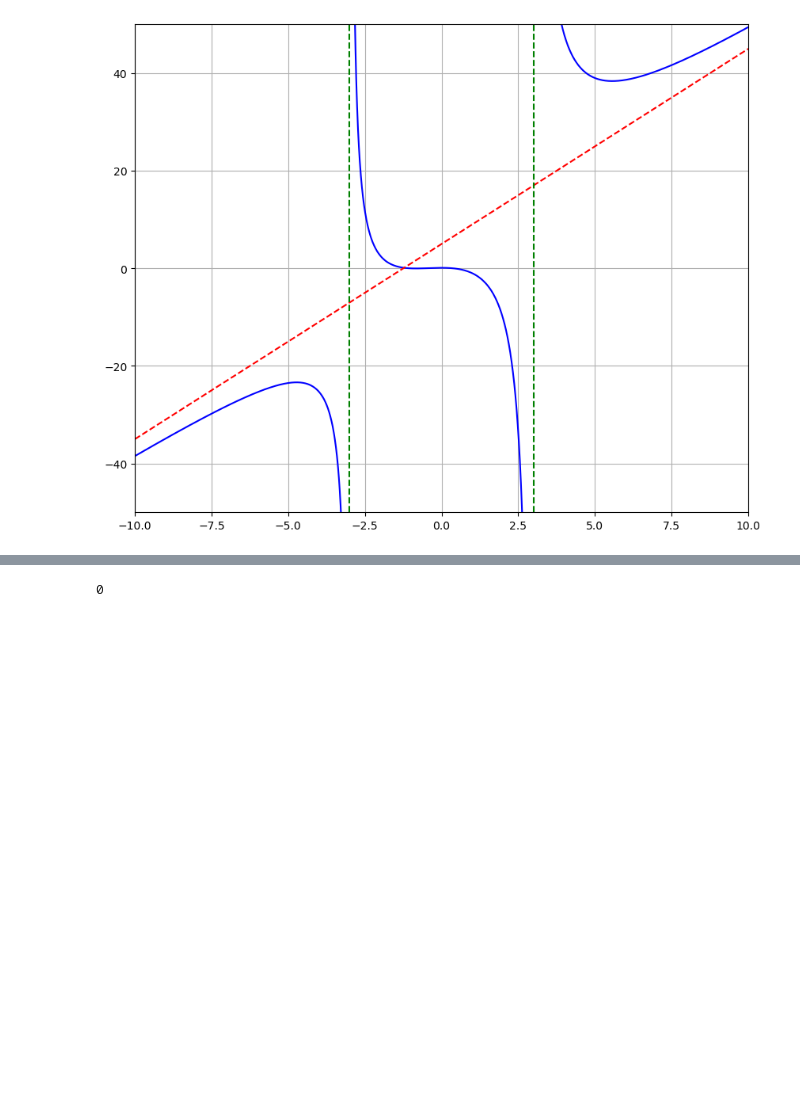
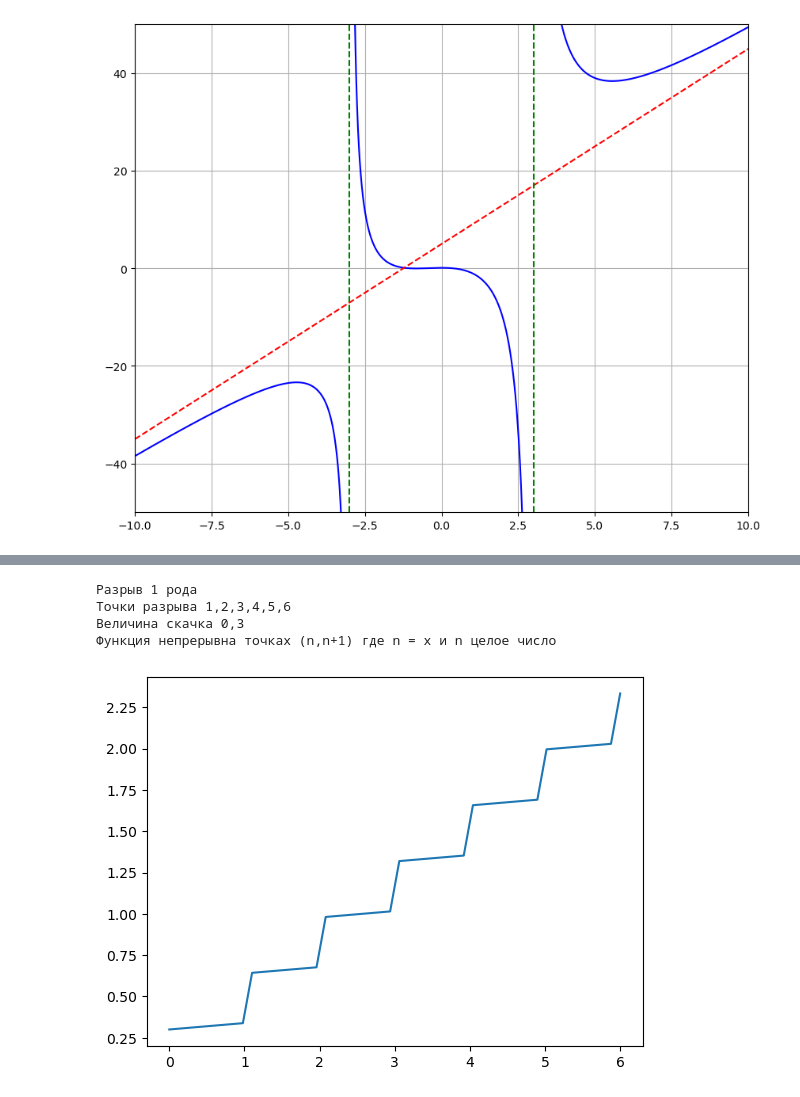
Before and after one commit to Jafar-cpu/git_test, a Jupyter notebook: Labs/lab7.ipynb, the cells around one changed output, grey strips where cells are left out. Saved outputs shown, nothing was run; the diff lists cells and outputs as text; code cells hidden in the pictures; blank space fills up the shorter version.

```diff
--- a/Labs/lab7.ipynb
+++ b/Labs/lab7.ipynb
@@ -151,4 +136,15 @@ show()
 [figure]
 # %%
+from matplotlib.pyplot import*
+from numpy import*
+x = linspace(0,6)
+M = 0.039*x  + 0.3*floor(x) +0.3
+plot(x,M)
+print('Разрыв 1 рода \nТочки разрыва 1,2,3,4,5,6 \nВеличина скачка 0,3\nФункция непрерывна точках (n,n+1) где n = x и n целое число')
+show()
 # %% [output]
-0
+Разрыв 1 рода
+Точки разрыва 1,2,3,4,5,6
+Величина скачка 0,3
+Функция непрерывна точках (n,n+1) где n = x и n целое число
+[figure, added]
```
Also changed, not shown: parts of 3 cells of this notebook.
